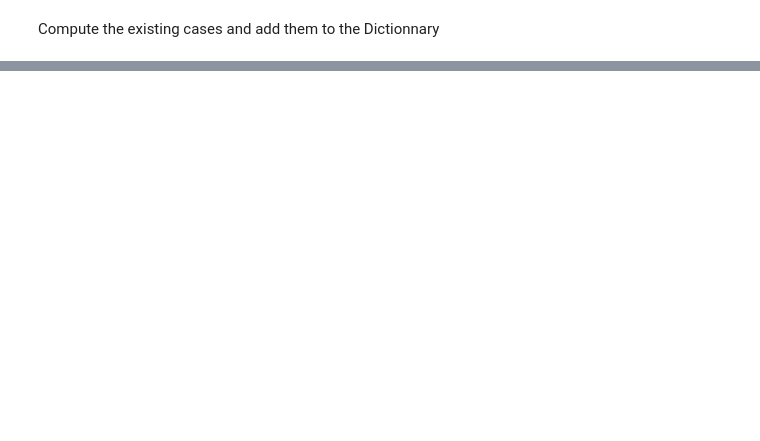
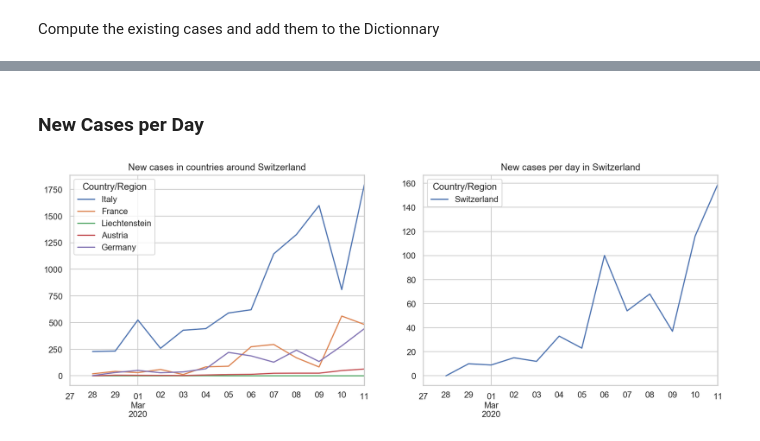
Before and after one commit to fredmontet/co-vidis, a Jupyter notebook: notebooks/covid-19.ipynb, the cells around one changed output, grey strips where cells are left out. Drawn from its saved outputs; the diff is of its cells as text; code cells hidden in the pictures; blank space fills up the shorter version.

```diff
--- a/notebooks/covid-19.ipynb
+++ b/notebooks/covid-19.ipynb
@@ -142,0 +134,8 @@ spread[CH_neighbors_no_italy][from_date:].plot(figsize=(20,10),ax=ax2);
+# %% [markdown]
+### New Cases per Day
+# %%
+fig, (ax1, ax2) = plt.subplots(1,2)
+period[CH_neighbors].diff().plot(ax=ax1, figsize=(15,5), title="New cases in countries around Switzerland")
+period[CH].diff().plot(ax=ax2, title="New cases per day in Switzerland");
+# %% [output]
+[figure, added]
```
Also changed, not shown: parts of 38 cells of this notebook, 2 other files.
